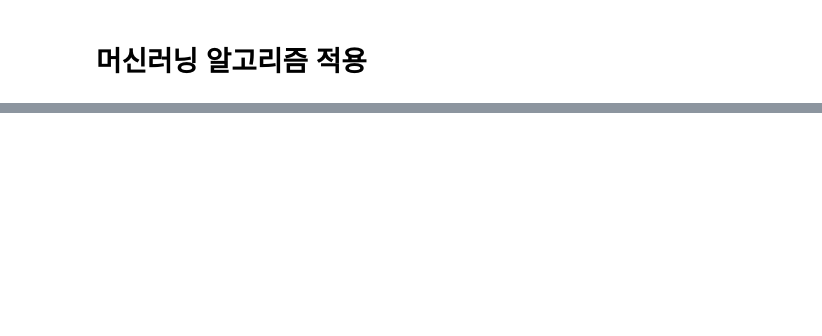
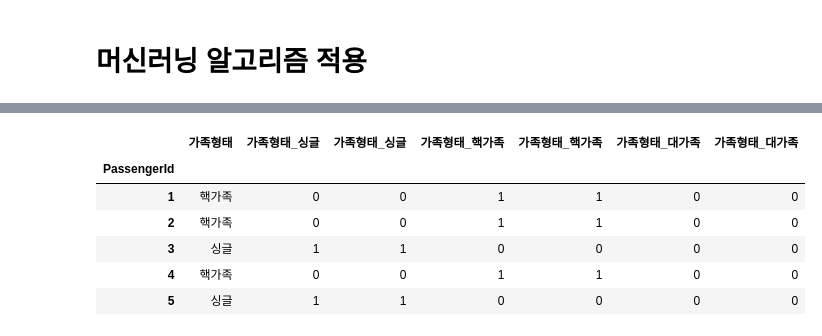
Before and after one commit to CodingSta/demo-ls-201904-pandas, a Jupyter notebook: Pandsa 03 - Solved.ipynb, the cells around one changed output, grey strips where cells are left out. Drawn from its saved outputs; the diff is of its cells as text; code cells hidden in the pictures; blank space fills up the shorter version.

```diff
--- a/Pandsa 03 - Solved.ipynb
+++ b/Pandsa 03 - Solved.ipynb
@@ -122,0 +453,5 @@ Name: Name, Length: 891, dtype: object
+# %%
+for pclass in train_df.Pclass.unique():
+    mask = train_df.Pclass == pclass
+    age_mean = train_df.loc[mask, 'Age'].mean()
+    train_df.loc[mask & (train_df.Age.isna()), 'Age'] = age_mean
@@ -122,0 +466,3 @@ Name: Name, Length: 891, dtype: object
+# %%
+train_df['싱글'] = (train_df.SibSp + train_df.Parch == 0)
+train_df[['SibSp', 'Parch', '싱글']].head(10)
@@ -122,0 +488,3 @@ Name: Name, Length: 891, dtype: object
+# %%
+train_df['가족수'] = (train_df.SibSp + train_df.Parch + 1)
+train_df[['SibSp', 'Parch', '가족수']].head()
@@ -122,0 +528,17 @@ Name: Name, Length: 891, dtype: object
+# %%
+def fn(가족수):
+    if 가족수 <= 1:
+        return '싱글'
+    elif 1 < 가족수 < 5:
+        return '핵가족'
+    elif 가족수 >= 5:
+        return '대가족'
+    return None
+
+train_df['가족형태'] = train_df.가족수.apply(fn)
+
+train_df.pivot_table(
+    index='가족형태',
+    values='Survived',
+    aggfunc='mean'
+)
@@ -122,0 +559,14 @@ Name: Name, Length: 891, dtype: object
+# %%
+가족형태_df = pd.get_dummies(train_df['가족형태'], prefix='가족형태', prefix_sep='_')
+
+train_df = pd.concat([train_df, 가족형태_df], axis='columns')
+
+train_df[['가족형태', '가족형태_싱글', '가족형태_핵가족', '가족형태_대가족']].head()
+# %% [output]
+|  | 가족형태 | 가족형태_싱글 | 가족형태_싱글 | 가족형태_핵가족 | 가족형태_핵가족 | 가족형태_대가족 | 가족형태_대가족 |
+| PassengerId |  |  |  |  |  |  |  |
+| 1 | 핵가족 | 0 | 0 | 1 | 1 | 0 | 0 |
+| 2 | 핵가족 | 0 | 0 | 1 | 1 | 0 | 0 |
+| 3 | 싱글 | 1 | 1 | 0 | 0 | 0 | 0 |
+| 4 | 핵가족 | 0 | 0 | 1 | 1 | 0 | 0 |
+| 5 | 싱글 | 1 | 1 | 0 | 0 | 0 | 0 |
```
Also changed, not shown: parts of 84 cells of this notebook.
